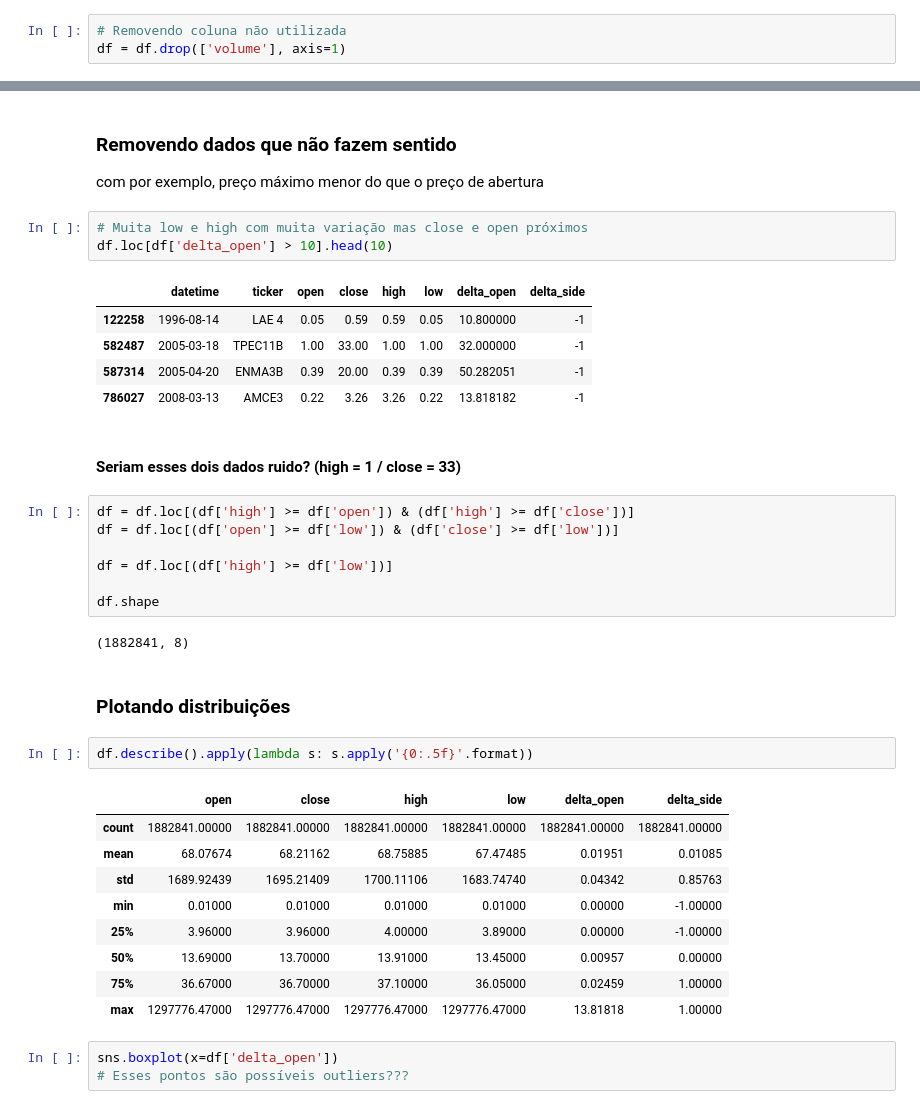
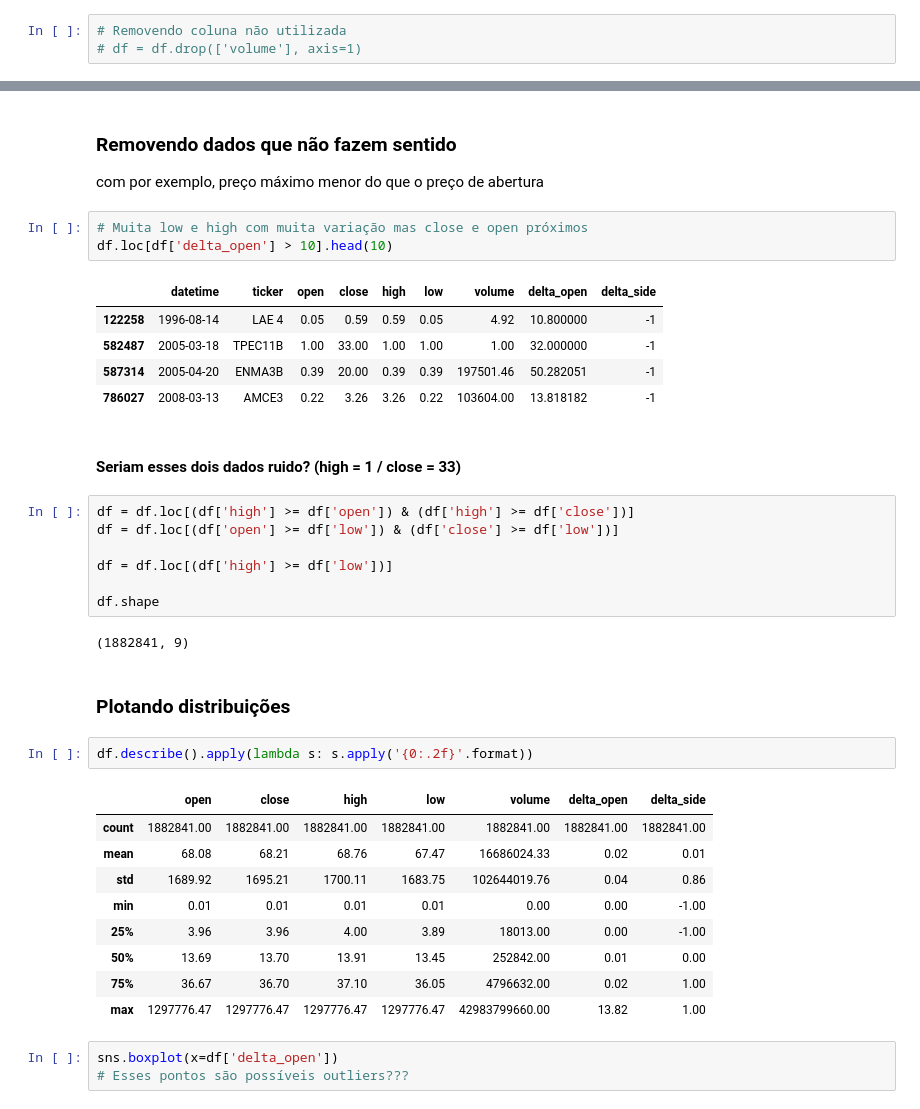
Before and after one commit to tiagoColli/tcc, a Jupyter notebook: data_exploration.ipynb, the cells around one changed output, grey strips where cells are left out. Cells and saved outputs as stored; diff of their text form.

```diff
--- a/data_exploration.ipynb
+++ b/data_exploration.ipynb
@@ -37,7 +37,7 @@ df.shape
 df['datetime'] = pd.to_datetime(df['datetime'])
 # %%
 # Removendo coluna não utilizada
-df = df.drop(['volume'], axis=1)
+# df = df.drop(['volume'], axis=1)
 # %% [markdown]
 ### Criação de novas features
 # %%
@@ -64,11 +64,11 @@ com por exemplo, preço máximo menor do que o preço de abertura
 # Muita low e high com muita variação mas close e open próximos
 df.loc[df['delta_open'] > 10].head(10)
 # %% [output]
-|  | datetime | ticker | open | close | high | low | delta_open | delta_side |
-| 122258 | 1996-08-14 | LAE 4 | 0.05 | 0.59 | 0.59 | 0.05 | 10.800000 | -1 |
-| 582487 | 2005-03-18 | TPEC11B | 1.00 | 33.00 | 1.00 | 1.00 | 32.000000 | -1 |
-| 587314 | 2005-04-20 | ENMA3B | 0.39 | 20.00 | 0.39 | 0.39 | 50.282051 | -1 |
-| 786027 | 2008-03-13 | AMCE3 | 0.22 | 3.26 | 3.26 | 0.22 | 13.818182 | -1 |
+|  | datetime | ticker | open | close | high | low | volume | delta_open | delta_side |
+| 122258 | 1996-08-14 | LAE 4 | 0.05 | 0.59 | 0.59 | 0.05 | 4.92 | 10.800000 | -1 |
+| 582487 | 2005-03-18 | TPEC11B | 1.00 | 33.00 | 1.00 | 1.00 | 1.00 | 32.000000 | -1 |
+| 587314 | 2005-04-20 | ENMA3B | 0.39 | 20.00 | 0.39 | 0.39 | 197501.46 | 50.282051 | -1 |
+| 786027 | 2008-03-13 | AMCE3 | 0.22 | 3.26 | 3.26 | 0.22 | 103604.00 | 13.818182 | -1 |
 # %% [markdown]
 #### Seriam esses dois dados ruido? (high = 1 / close = 33)
 # %%
@@ -79,21 +79,21 @@ df = df.loc[(df['high'] >= df['low'])]
 
 df.shape
 # %% [output]
-(1882841, 8)
+(1882841, 9)
 # %% [markdown]
 ### Plotando distribuições
 # %%
-df.describe().apply(lambda s: s.apply('{0:.5f}'.format))
+df.describe().apply(lambda s: s.apply('{0:.2f}'.format))
 # %% [output]
-|  | open | close | high | low | delta_open | delta_side |
-| count | 1882841.00000 | 1882841.00000 | 1882841.00000 | 1882841.00000 | 1882841.00000 | 1882841.00000 |
-| mean | 68.07674 | 68.21162 | 68.75885 | 67.47485 | 0.01951 | 0.01085 |
-| std | 1689.92439 | 1695.21409 | 1700.11106 | 1683.74740 | 0.04342 | 0.85763 |
-| min | 0.01000 | 0.01000 | 0.01000 | 0.01000 | 0.00000 | -1.00000 |
-| 25% | 3.96000 | 3.96000 | 4.00000 | 3.89000 | 0.00000 | -1.00000 |
-| 50% | 13.69000 | 13.70000 | 13.91000 | 13.45000 | 0.00957 | 0.00000 |
-| 75% | 36.67000 | 36.70000 | 37.10000 | 36.05000 | 0.02459 | 1.00000 |
-| max | 1297776.47000 | 1297776.47000 | 1297776.47000 | 1297776.47000 | 13.81818 | 1.00000 |
+|  | open | close | high | low | volume | delta_open | delta_side |
+| count | 1882841.00 | 1882841.00 | 1882841.00 | 1882841.00 | 1882841.00 | 1882841.00 | 1882841.00 |
+| mean | 68.08 | 68.21 | 68.76 | 67.47 | 16686024.33 | 0.02 | 0.01 |
+| std | 1689.92 | 1695.21 | 1700.11 | 1683.75 | 102644019.76 | 0.04 | 0.86 |
+| min | 0.01 | 0.01 | 0.01 | 0.01 | 0.00 | 0.00 | -1.00 |
+| 25% | 3.96 | 3.96 | 4.00 | 3.89 | 18013.00 | 0.00 | -1.00 |
+| 50% | 13.69 | 13.70 | 13.91 | 13.45 | 252842.00 | 0.01 | 0.00 |
+| 75% | 36.67 | 36.70 | 37.10 | 36.05 | 4796632.00 | 0.02 | 1.00 |
+| max | 1297776.47 | 1297776.47 | 1297776.47 | 1297776.47 | 42983799660.00 | 13.82 | 1.00 |
 # %%
 sns.boxplot(x=df['delta_open'])
 # Esses pontos são possíveis outliers???
```
Also changed, not shown: parts of 28 cells of this notebook.
